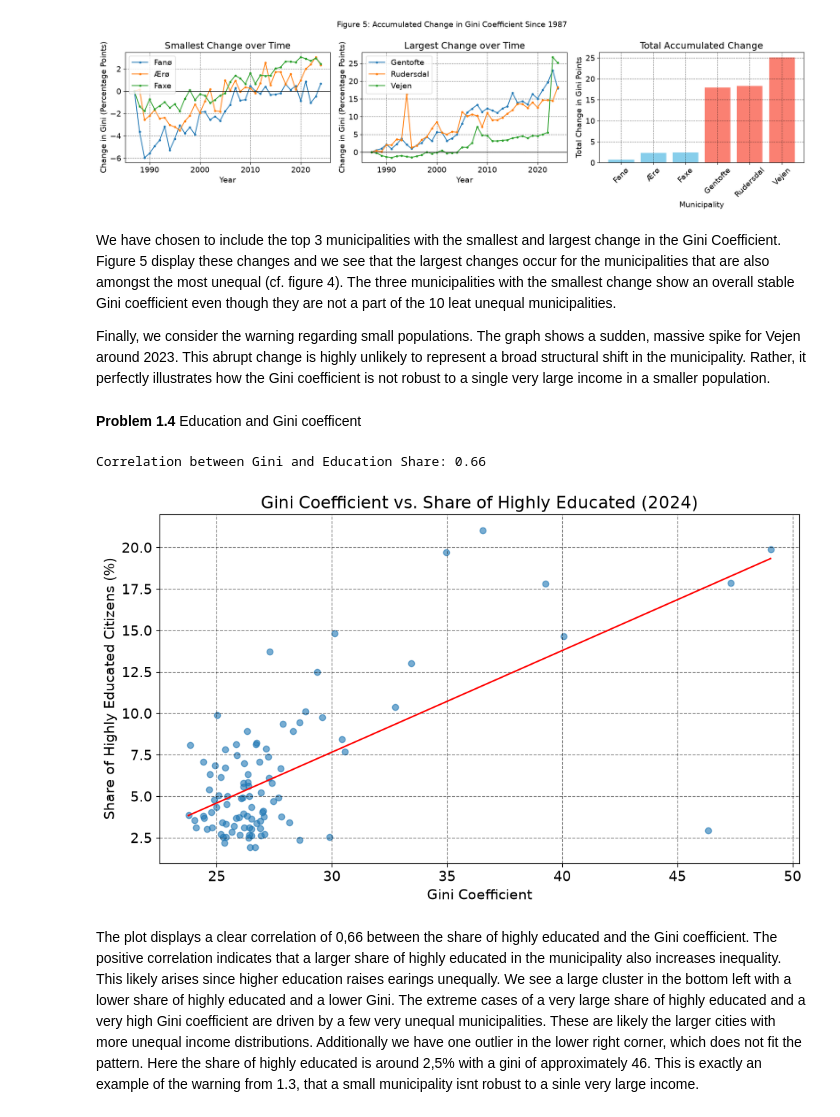
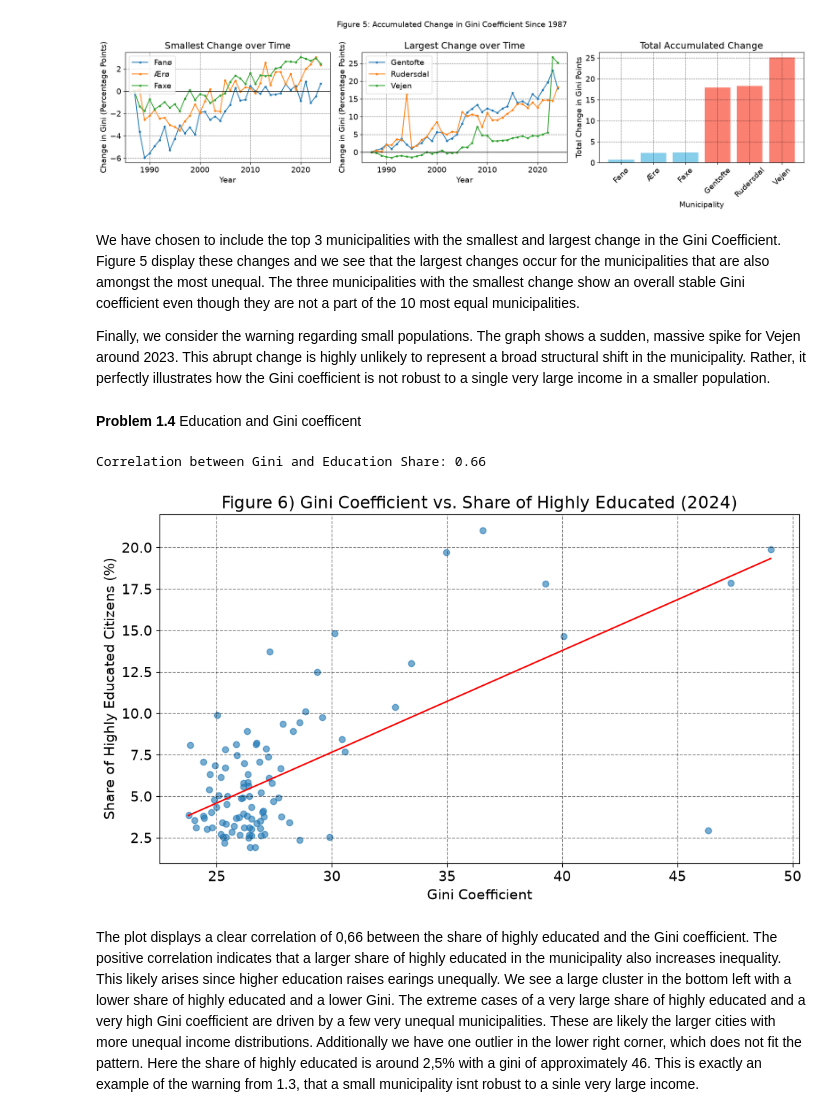
Before and after one commit to NumEconCopenhagen/projects-2024-group67, a Jupyter notebook: DataProject.ipynb, the cells around one changed output. Drawn from its saved outputs; the diff is of its cells as text; code cells hidden in the pictures.

```diff
--- a/DataProject.ipynb
+++ b/DataProject.ipynb
@@ -637,7 +593,7 @@ plt.show()
 # %% [output]
 [figure]
 # %% [markdown]
-We have chosen to include the top 3 municipalities with the smallest and largest change in the Gini Coefficient. Figure 5 display these changes and we see that the largest changes occur for the municipalities that are also amongst the most unequal (cf. figure 4). The three municipalities with the smallest change show an overall stable Gini coefficient even though they are not a part of the 10 leat unequal municipalities.
+We have chosen to include the top 3 municipalities with the smallest and largest change in the Gini Coefficient. Figure 5 display these changes and we see that the largest changes occur for the municipalities that are also amongst the most unequal. The three municipalities with the smallest change show an overall stable Gini coefficient even though they are not a part of the 10 most equal municipalities.
 
 Finally, we consider the warning regarding small populations. The graph shows a sudden, massive spike for Vejen around 2023. This abrupt change is highly unlikely to represent a broad structural shift in the municipality. Rather, it perfectly illustrates how the Gini coefficient is not robust to a single very large income in a smaller population.
 # %% [markdown]
@@ -656,7 +612,7 @@ def load_education_share(year):
     Returns:
         pd.DataFrame: DataFrame containing municipality names and their respective share of highly educated citizens.
     """
-    # i. fetching highly educated from active table HFUDD11
+    # i. fetching highly educated from table HFUDD11
     params_edu = {
         'table': 'HFUDD11',
         'format': 'BULK',
@@ -672,7 +628,7 @@ def load_education_share(year):
     }
     df_edu = DstApi('HFUDD11').get_data(params=params_edu)
 
-    # ii. error handling for HFUDD11 API response
+    # ii. error handling for the API
     if 'INDHOLD' not in df_edu.columns:
         raise ValueError(f"API Error fetching HFUDD11. Danmarks Statistik returned:\n{df_edu.head()}")
 
@@ -695,7 +651,7 @@ def load_education_share(year):
     }
     df_pop = DstApi('FOLK1A').get_data(params=params_pop)
 
-    # v. error handling for FOLK1A API response
+    # v. error handling for the API
     if 'INDHOLD' not in df_pop.columns:
         raise ValueError(f"API Error fetching FOLK1A. Danmarks Statistik returned:\n{df_pop.head()}")
 
@@ -715,35 +671,35 @@ def load_education_share(year):
     exclude_list = ['Region Hovedstaden', 'Region Sjælland', 'Region Syddanmark', 'Region Midtjylland', 'Region Nordjylland', 'Hele landet']
     df_merged = df_merged[~df_merged['KOMMUNEDK'].isin(exclude_list)]
 
     return df_merged[['KOMMUNEDK', 'edu_share_pct']].dropna()
 
 # b. data merging and correlation calculation
 df_edu_share = load_education_share(last_year)
 
 df_extended = pd.merge(df_last_year, df_edu_share, on='KOMMUNEDK', how='inner')
 
 correlation = df_extended['gini'].corr(df_extended['edu_share_pct'])
 print(f"Correlation between Gini and Education Share: {correlation:.2f}")
 
 # c. plotting scatter with regression line
 plt.figure(figsize=(10, 6))
 plt.scatter(df_extended['gini'], df_extended['edu_share_pct'], alpha=0.6)
 
 # Using numpy to fit the regression line
 b, a = np.polyfit(df_extended['gini'], df_extended['edu_share_pct'], 1)
 x_line = np.linspace(df_extended['gini'].min(), df_extended['gini'].max(), 100)
 plt.plot(x_line, a + b * x_line, color='red')
 
 # d. plot formatting
-plt.title(f'Gini Coefficient vs. Share of Highly Educated ({last_year})')
+plt.title(f'Figure 6) Gini Coefficient vs. Share of Highly Educated ({last_year})')
 plt.xlabel('Gini Coefficient')
 plt.ylabel('Share of Highly Educated Citizens (%)')
 plt.grid(True, linestyle='--', alpha=0.5)
 plt.tight_layout()
 plt.show()
 # %% [output]
 Correlation between Gini and Education Share: 0.66
-[figure, old version]
+[figure, new version]
 # %% [markdown]
 The plot displays a clear correlation of 0,66 between the share of highly educated and the Gini coefficient. The positive correlation indicates that a larger share of highly educated in the municipality also increases inequality. This likely arises since higher education raises earings unequally. We see a large cluster in the bottom left with a lower share of highly educated and a lower Gini. The extreme cases of a very large share of highly educated and a very high Gini coefficient are driven by a few very unequal municipalities. These are likely the larger cities with more unequal income distributions. Additionally we have one outlier in the lower right corner, which does not fit the pattern. Here the share of highly educated is around 2,5% with a gini of approximately 46. This is exactly an example of the warning from 1.3, that a small municipality isnt robust to a sinle very large income.
 # %% [markdown]
```
Also changed, not shown: parts of 35 cells of this notebook.
